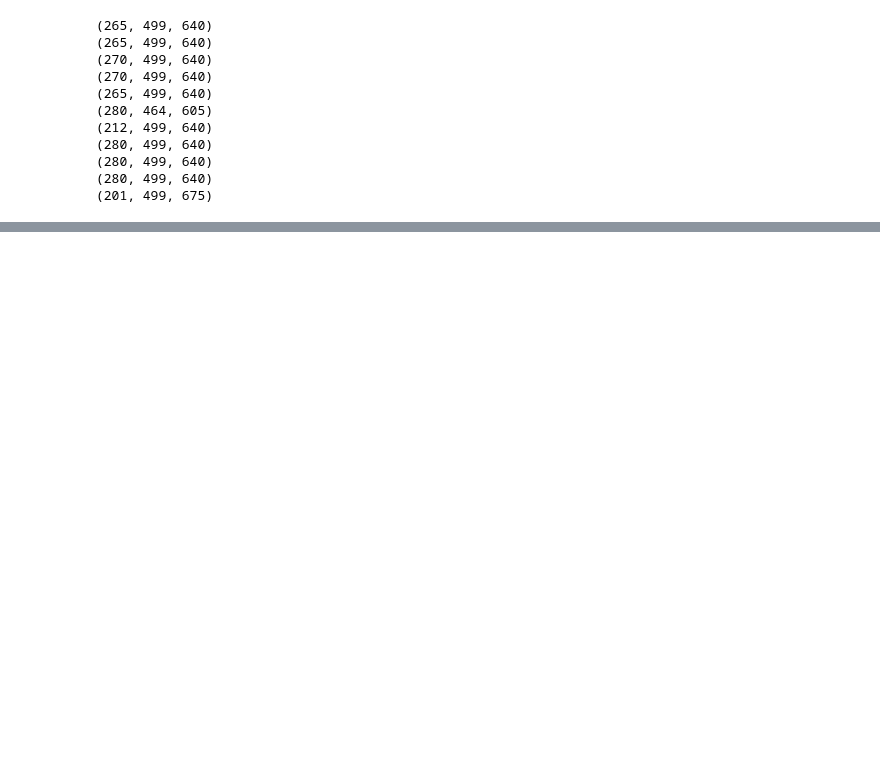
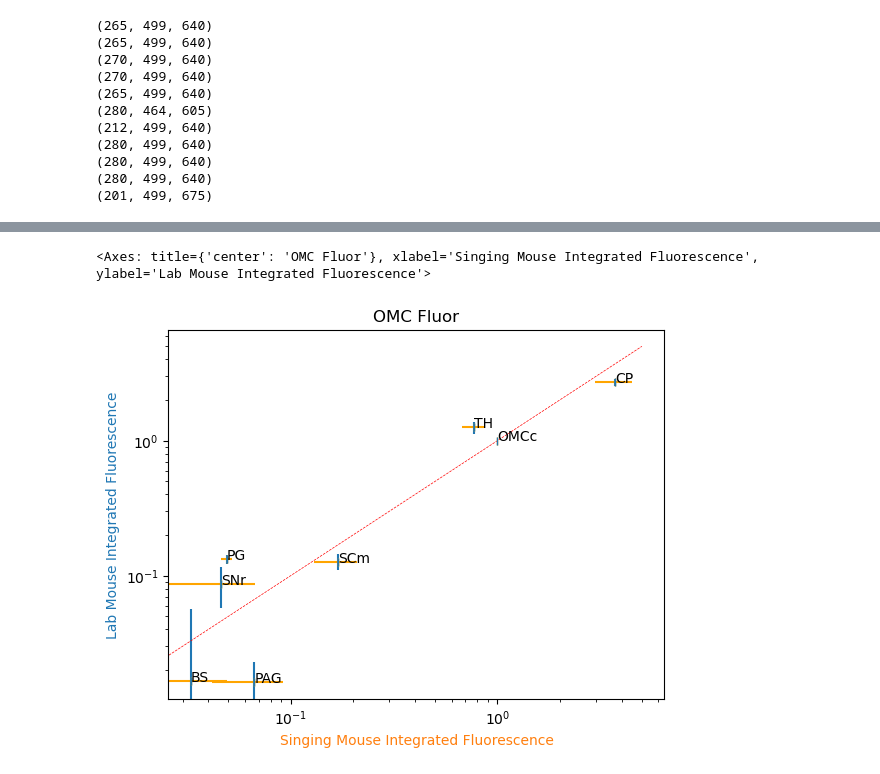
Before and after one commit to eisko/STP_analysis, a Jupyter notebook: test.ipynb, the cells around one changed output, grey strips where cells are left out. Cells and saved outputs as stored; diff of their text form; code cells hidden in the pictures; blank space fills up the shorter version.

```diff
--- a/test.ipynb
+++ b/test.ipynb
@@ -286,0 +289,7 @@ for i in range(metadata.shape[0]):
+# %%
+metadata = pd.read_csv("stp_metadata.csv")
+# %%
+omc_fluor = pd.read_csv("/Volumes/Data/Emily/STP_for_MAPseq/4_python_output/output_figs/omc_fluor")
+acc_fluor = pd.read_csv("/Volumes/Data/Emily/STP_for_MAPseq/4_python_output/output_figs/acc_fluor")
+omc_fluor = omc_fluor.drop(['Unnamed: 0'], axis=1)
+acc_fluor = acc_fluor.drop(['Unnamed: 0'], axis=1)
@@ -286,0 +300,13 @@ for i in range(metadata.shape[0]):
+# %%
+omc_fluor_norm = pd.DataFrame(columns=['area', 'Fluorescence', 'Volume_mm3', 'brain', 'species', 'inj_site','norm_int_fluor'])
+
+
+for i in range(metadata.shape[0]):
+    if metadata.loc[i,"inj_site"]=="OMC":
+        brain_fluor = omc_fluor[omc_fluor['brain']==metadata.loc[i,'brain']]
+        norm = brain_fluor[brain_fluor['area']=="OMCc"]
+        norm_fluor = brain_fluor['Fluorescence']/norm['Fluorescence'].values[0]
+        brain_fluor["norm_int_fluor"] = norm_fluor
+        omc_fluor_norm = pd.concat([omc_fluor_norm, brain_fluor])
+
+omc_fluor_norm
@@ -286,0 +344,13 @@ for i in range(metadata.shape[0]):
+# %%
+acc_fluor_norm = pd.DataFrame(columns=['area', 'Fluorescence', 'Volume_mm3', 'brain', 'species', 'inj_site','norm_int_fluor'])
+
+
+for i in range(metadata.shape[0]):
+    if metadata.loc[i,"inj_site"]=="ACC":
+        brain_fluor = acc_fluor[acc_fluor['brain']==metadata.loc[i,'brain']]
+        norm = brain_fluor[brain_fluor['area']=="ACAc"]
+        norm_fluor = brain_fluor['Fluorescence']/norm['Fluorescence'].values[0]
+        brain_fluor["norm_int_fluor"] = norm_fluor
+        acc_fluor_norm = pd.concat([acc_fluor_norm, brain_fluor])
+
+acc_fluor_norm
@@ -286,0 +451,5 @@ for i in range(metadata.shape[0]):
+# %%
+stvmm_area_scatter(omc_fluor_norm, title="OMC Fluor", to_plot="norm_int_fluor")
+# %% [output]
+<Axes: title={'center': 'OMC Fluor'}, xlabel='Singing Mouse Integrated Fluorescence', ylabel='Lab Mouse Integrated Fluorescence'>
+[figure, added]
```
Also changed, not shown: parts of 8 cells of this notebook, 1 other file.
